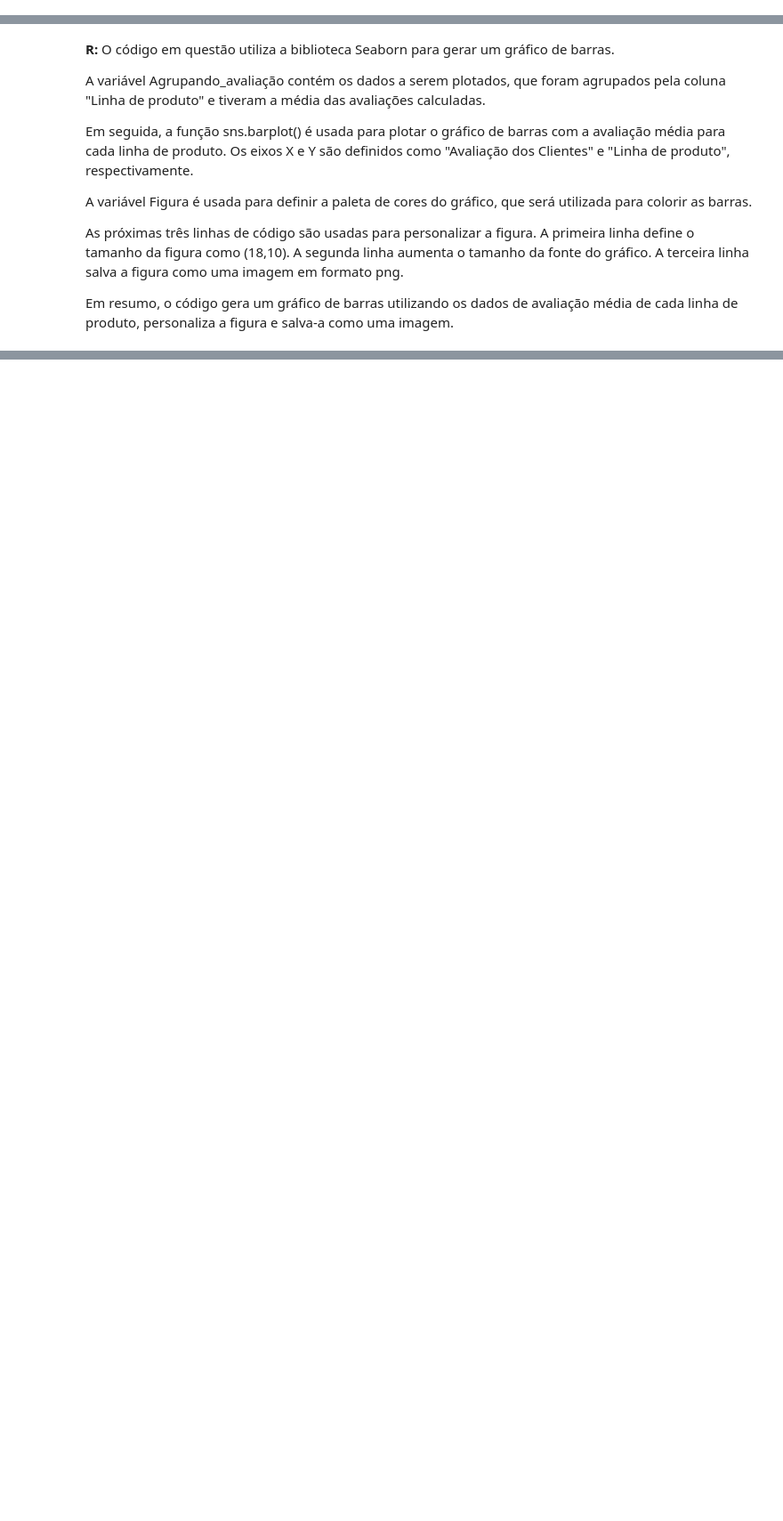
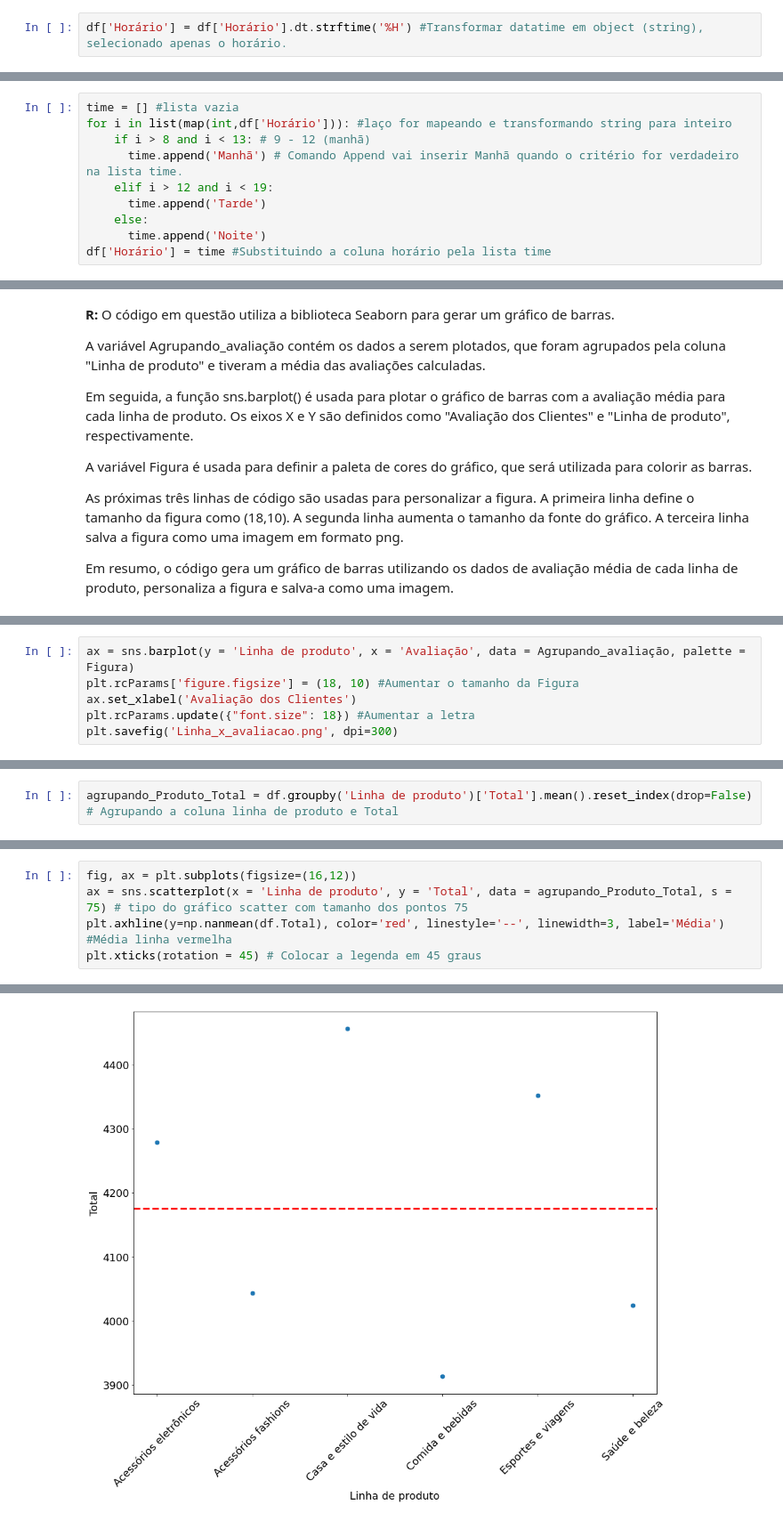
Before and after one commit to viniciusLourenzoni/MineracaoDeDados, a Jupyter notebook: Respostas_Primeira_Analise_de_Dados.ipynb, the cells around one changed output, grey strips where cells are left out. Shown: that part at 89% size. Saved outputs shown, nothing was run; the diff lists cells and outputs as text; blank space fills up the shorter version.

```diff
--- a/Respostas_Primeira_Analise_de_Dados.ipynb
+++ b/Respostas_Primeira_Analise_de_Dados.ipynb
@@ -75,0 +102,2 @@ A função pd.to_datetime() é usada para converter os valores da coluna 'Data'
+# %%
+df['Horário'] = df['Horário'].dt.strftime('%H') #Transformar datatime em object (string), selecionado apenas o horário.
@@ -75,0 +110,10 @@ A função pd.to_datetime() é usada para converter os valores da coluna 'Data'
+# %%
+time = [] #lista vazia
+for i in list(map(int,df['Horário'])): #laço for mapeando e transformando string para inteiro
+    if i > 8 and i < 13: # 9 - 12 (manhã)
+      time.append('Manhã') # Comando Append vai inserir Manhã quando o critério for verdadeiro na lista time.
+    elif i > 12 and i < 19:
+      time.append('Tarde')
+    else:
+      time.append('Noite')
+df['Horário'] = time #Substituindo a coluna horário pela lista time
@@ -125,0 +185,6 @@ Em resumo, o código gera um gráfico de barras utilizando os dados de avaliaç
+# %%
+ax = sns.barplot(y = 'Linha de produto', x = 'Avaliação', data = Agrupando_avaliação, palette = Figura)
+plt.rcParams['figure.figsize'] = (18, 10) #Aumentar o tamanho da Figura
+ax.set_xlabel('Avaliação dos Clientes')
+plt.rcParams.update({"font.size": 18}) #Aumentar a letra
+plt.savefig('Linha_x_avaliacao.png', dpi=300)
@@ -125,0 +197,2 @@ Em resumo, o código gera um gráfico de barras utilizando os dados de avaliaç
+# %%
+agrupando_Produto_Total = df.groupby('Linha de produto')['Total'].mean().reset_index(drop=False) # Agrupando a coluna linha de produto e Total
@@ -125,0 +205,6 @@ Em resumo, o código gera um gráfico de barras utilizando os dados de avaliaç
+# %%
+fig, ax = plt.subplots(figsize=(16,12))
+ax = sns.scatterplot(x = 'Linha de produto', y = 'Total', data = agrupando_Produto_Total, s = 75) # tipo do gráfico scatter com tamanho dos pontos 75
+plt.axhline(y=np.nanmean(df.Total), color='red', linestyle='--', linewidth=3, label='Média') #Média linha vermelha
+plt.xticks(rotation = 45) # Colocar a legenda em 45 graus
+# %% [output]
@@ -125,0 +218 @@ Em resumo, o código gera um gráfico de barras utilizando os dados de avaliaç
+[figure, added]
```
Also changed, not shown: parts of 71 cells of this notebook.
